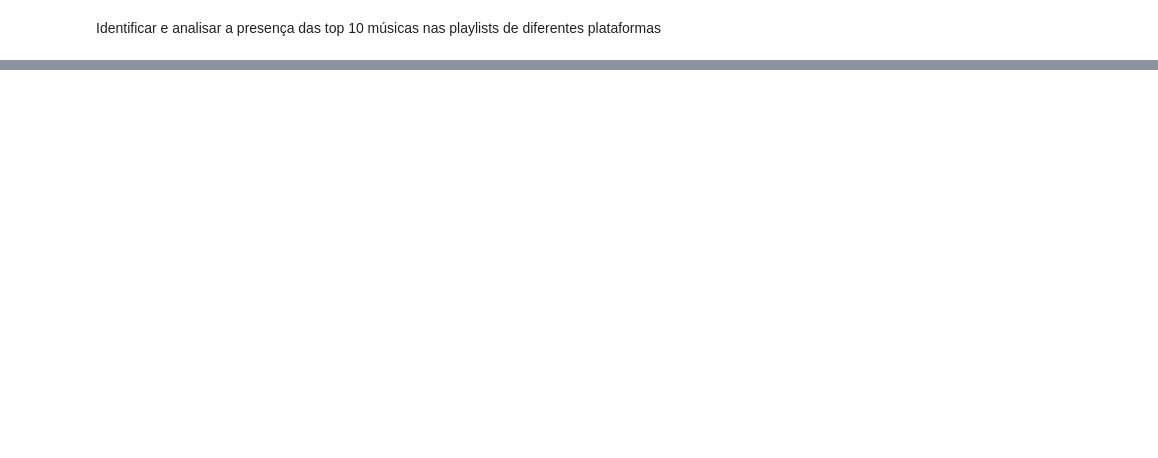
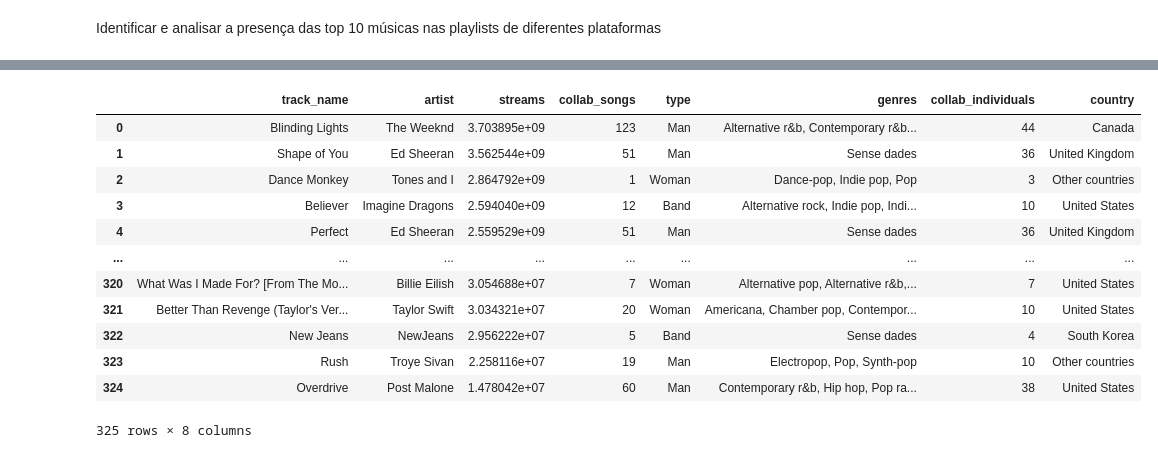
Before and after one commit to reprograma/on29-python-s17-s18-projeto-livre, a Jupyter notebook: exercicios/para-casa/projeto_final.ipynb, the cells around one changed output, grey strips where cells are left out. Saved outputs shown, nothing was run; the diff lists cells and outputs as text; code cells hidden in the pictures; blank space fills up the shorter version.

```diff
--- a/exercicios/para-casa/projeto_final.ipynb
+++ b/exercicios/para-casa/projeto_final.ipynb
@@ -362,0 +428,13 @@ Foi verificado que quase em 100% dos 10 maiores streams, as músicas foram adici
+# %%
+# Limpar a coluna 'streams'
+df1_nova_col['streams'] = df1_nova_col['streams'].astype(str)  # Converte para string
+df1_nova_col['streams'] = df1_nova_col['streams'].str.replace(r'[^\d]', '', regex=True)  # Remove caracteres não numéricos
+df1_nova_col['streams'] = pd.to_numeric(df1_nova_col['streams'], errors='coerce')  # Converte para numérico, definindo erros como NaN
+df1_nova_col = df1_nova_col.dropna(subset=['streams'])  # Remove linhas onde 'streams' não pôde ser convertido
+df1_nova_col['streams'] = df1_nova_col['streams'].astype(float)  # Converte a coluna para float
+# %%
+# Agrupar por 'track_name' e a coluna correta do nome do artista e somar os 'streams'
+df1_new = df1_nova_col.groupby(['track_name', 'artist'])['streams'].sum().sort_values(ascending=False).reset_index()
+df1_new = df1_new.reset_index(drop=True)
+df1_new.index = df1_new.index + 1
+df1_new
@@ -362,0 +455,3 @@ Foi verificado que quase em 100% dos 10 maiores streams, as músicas foram adici
+# %%
+arquivo2 = 'artists.csv'
+df2 = pd.read_csv(arquivo2, encoding='latin-1')
@@ -362,0 +496,18 @@ Foi verificado que quase em 100% dos 10 maiores streams, as músicas foram adici
+# %%
+# Mesclar os DataFrames com base na coluna 'artist'
+result = pd.merge(df1_new, df2, on='artist')
+result
+# %% [output]
+|  | track_name | artist | streams | collab_songs | type | genres | collab_individuals | country |
+| 0 | Blinding Lights | The Weeknd | 3.703895e+09 | 123 | Man | Alternative r&b, Contemporary r&b... | 44 | Canada |
+| 1 | Shape of You | Ed Sheeran | 3.562544e+09 | 51 | Man | Sense dades | 36 | United Kingdom |
+| 2 | Dance Monkey | Tones and I | 2.864792e+09 | 1 | Woman | Dance-pop, Indie pop, Pop | 3 | Other countries |
+| 3 | Believer | Imagine Dragons | 2.594040e+09 | 12 | Band | Alternative rock, Indie pop, Indi... | 10 | United States |
+| 4 | Perfect | Ed Sheeran | 2.559529e+09 | 51 | Man | Sense dades | 36 | United Kingdom |
+| ... | ... | ... | ... | ... | ... | ... | ... | ... |
+| 320 | What Was I Made For? [From The Mo... | Billie Eilish | 3.054688e+07 | 7 | Woman | Alternative pop, Alternative r&b,... | 7 | United States |
+| 321 | Better Than Revenge (Taylor's Ver... | Taylor Swift | 3.034321e+07 | 20 | Woman | Americana, Chamber pop, Contempor... | 10 | United States |
+| 322 | New Jeans | NewJeans | 2.956222e+07 | 5 | Band | Sense dades | 4 | South Korea |
+| 323 | Rush | Troye Sivan | 2.258116e+07 | 19 | Man | Electropop, Pop, Synth-pop | 10 | Other countries |
+| 324 | Overdrive | Post Malone | 1.478042e+07 | 60 | Man | Contemporary r&b, Hip hop, Pop ra... | 38 | United States |
+325 rows × 8 columns
```
Also changed, not shown: parts of 25 cells of this notebook, 2 other files.
